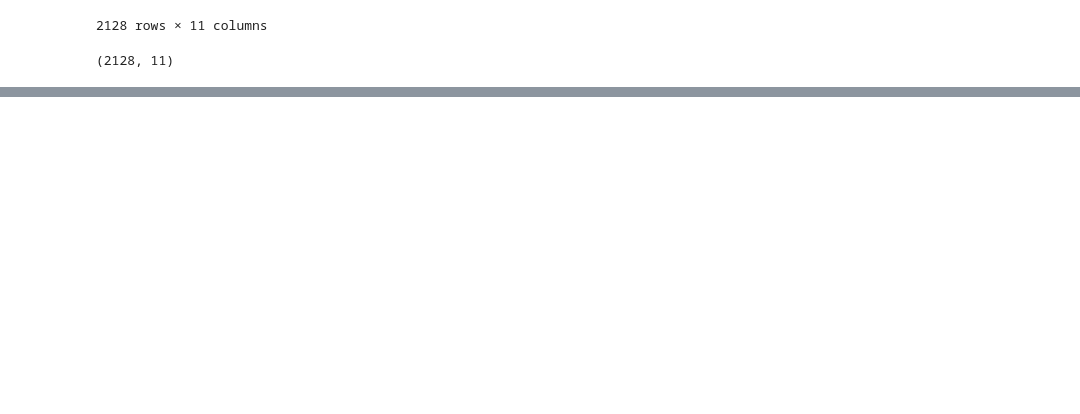
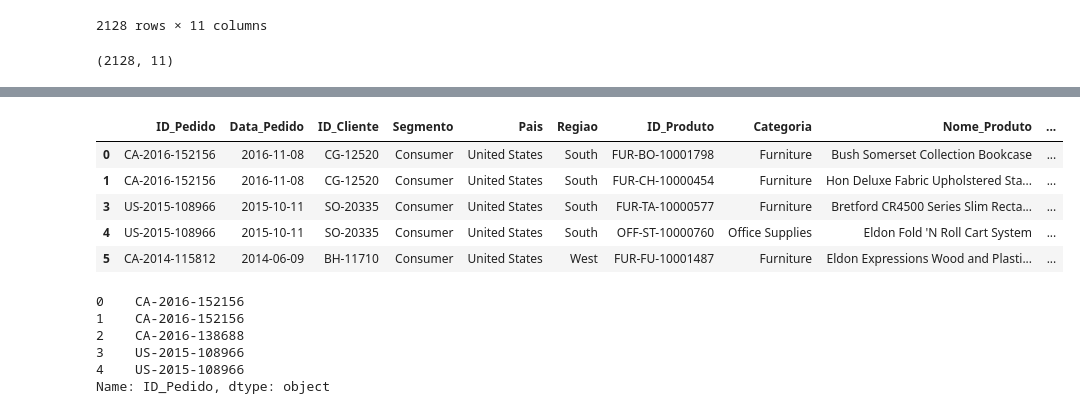
Before and after one commit to leandroclv/DSA_Python, a Jupyter notebook: POO/Pandas.ipynb, the cells around one changed output, grey strips where cells are left out. Saved outputs shown, nothing was run; the diff lists cells and outputs as text; code cells hidden in the pictures; blank space fills up the shorter version.

```diff
--- a/POO/Pandas.ipynb
+++ b/POO/Pandas.ipynb
@@ -395,0 +451,19 @@ dsa_df[(dsa_df.Segmento != 'Home Office') & (dsa_df.Regiao != 'South')].sample(5
+# %%
+#Filtramos o dataframe pela coluna Segmento com valores que termina com as letras 'mer'
+dsa_df[dsa_df.Segmento.str.endswith('mer')].head()
+# %% [output]
+|  | ID_Pedido | Data_Pedido | ID_Cliente | Segmento | Pais | Regiao | ID_Produto | Categoria | Nome_Produto | ... |
+| 0 | CA-2016-152156 | 2016-11-08 | CG-12520 | Consumer | United States | South | FUR-BO-10001798 | Furniture | Bush Somerset Collection Bookcase | ... |
+| 1 | CA-2016-152156 | 2016-11-08 | CG-12520 | Consumer | United States | South | FUR-CH-10000454 | Furniture | Hon Deluxe Fabric Upholstered Sta... | ... |
+| 3 | US-2015-108966 | 2015-10-11 | SO-20335 | Consumer | United States | South | FUR-TA-10000577 | Furniture | Bretford CR4500 Series Slim Recta... | ... |
+| 4 | US-2015-108966 | 2015-10-11 | SO-20335 | Consumer | United States | South | OFF-ST-10000760 | Office Supplies | Eldon Fold 'N Roll Cart System | ... |
+| 5 | CA-2014-115812 | 2014-06-09 | BH-11710 | Consumer | United States | West | FUR-FU-10001487 | Furniture | Eldon Expressions Wood and Plasti... | ... |
+# %%
+dsa_df['ID_Pedido'].head()
+# %% [output]
+0    CA-2016-152156
+1    CA-2016-152156
+2    CA-2016-138688
+3    US-2015-108966
+4    US-2015-108966
+Name: ID_Pedido, dtype: object
```
Also changed, not shown: parts of 9 cells of this notebook.
